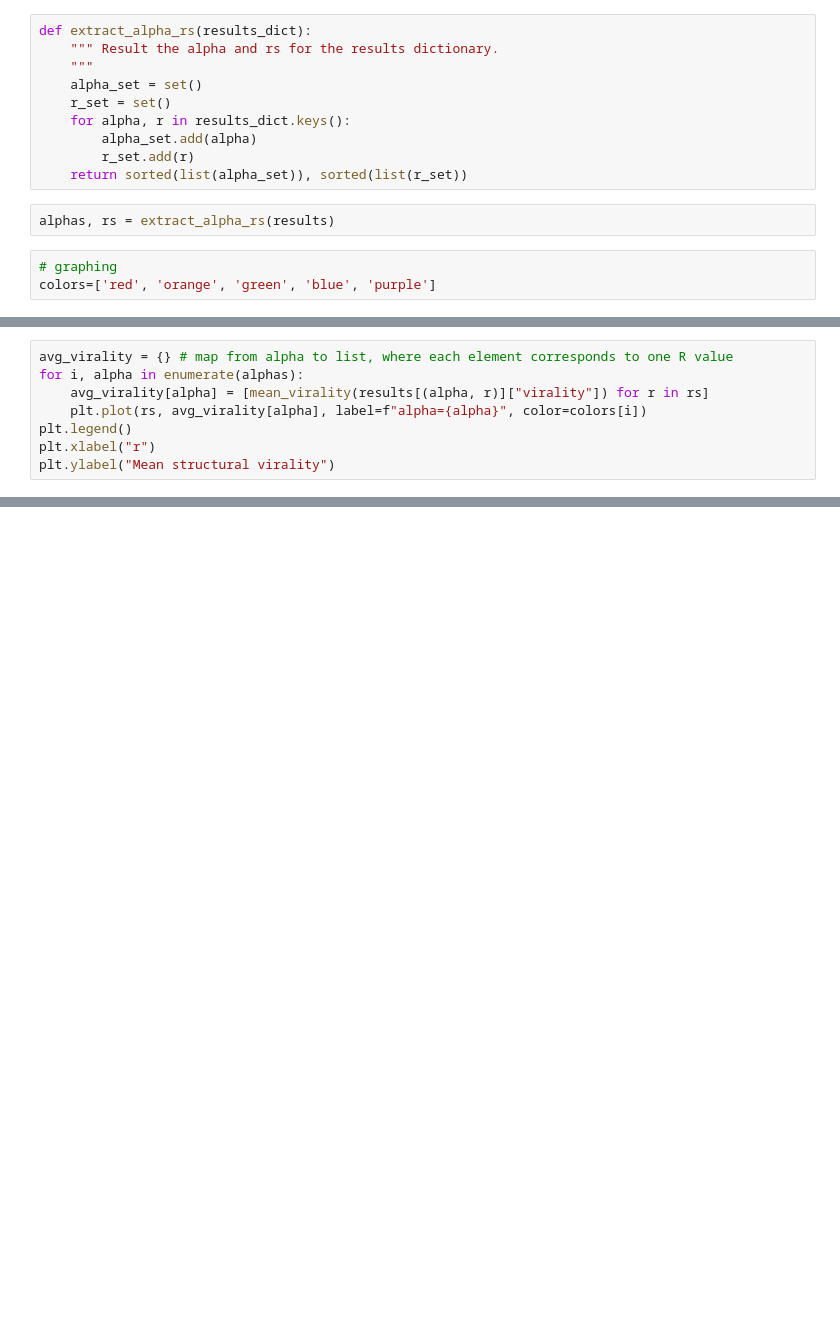
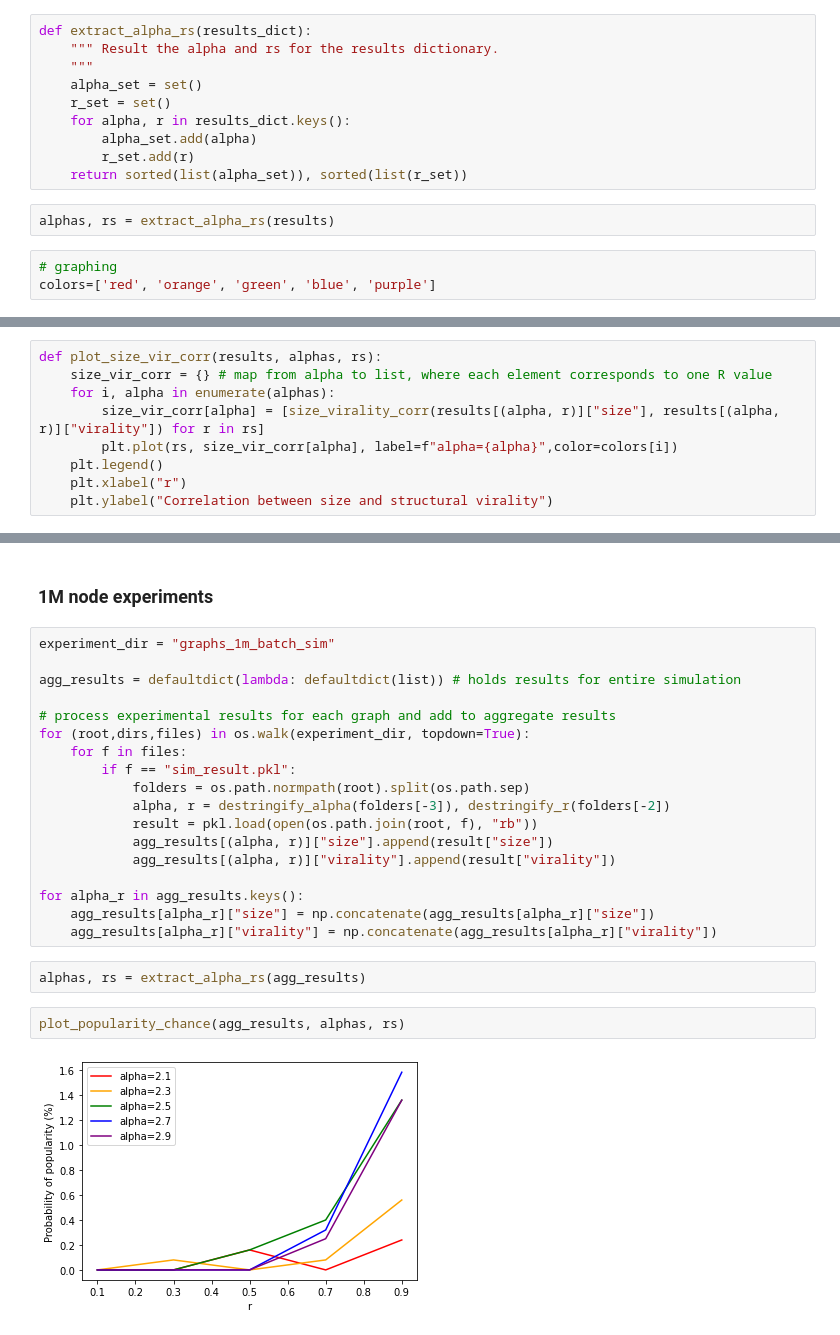
Before and after one commit to sunnymatt/t-recs-experiments, a Jupyter notebook: structural_virality/structural_virality.ipynb, the cells around one changed output, grey strips where cells are left out. Cells and saved outputs as stored; diff of their text form; blank space fills up the shorter version.

```diff
--- a/structural_virality/structural_virality.ipynb
+++ b/structural_virality/structural_virality.ipynb
@@ -102,8 +132,9 @@ Text(0, 0.5, 'Probability of popularity (%)')
 # %%
-avg_virality = {} # map from alpha to list, where each element corresponds to one R value
-for i, alpha in enumerate(alphas):
-    avg_virality[alpha] = [mean_virality(results[(alpha, r)]["virality"]) for r in rs]
-    plt.plot(rs, avg_virality[alpha], label=f"alpha={alpha}", color=colors[i])
-plt.legend()
-plt.xlabel("r")
-plt.ylabel("Mean structural virality")
+def plot_size_vir_corr(results, alphas, rs):
+    size_vir_corr = {} # map from alpha to list, where each element corresponds to one R value
+    for i, alpha in enumerate(alphas):
+        size_vir_corr[alpha] = [size_virality_corr(results[(alpha, r)]["size"], results[(alpha, r)]["virality"]) for r in rs]
+        plt.plot(rs, size_vir_corr[alpha], label=f"alpha={alpha}",color=colors[i])
+    plt.legend()
+    plt.xlabel("r")
+    plt.ylabel("Correlation between size and structural virality")
@@ -123,0 +145,26 @@ Text(0, 0.5, 'Correlation between size and structural virality')
+# %% [markdown]
+### 1M node experiments
+# %%
+experiment_dir = "graphs_1m_batch_sim"
+
+agg_results = defaultdict(lambda: defaultdict(list)) # holds results for entire simulation
+
+# process experimental results for each graph and add to aggregate results
+for (root,dirs,files) in os.walk(experiment_dir, topdown=True):
+    for f in files:
+        if f == "sim_result.pkl":
+            folders = os.path.normpath(root).split(os.path.sep)
+            alpha, r = destringify_alpha(folders[-3]), destringify_r(folders[-2])
+            result = pkl.load(open(os.path.join(root, f), "rb"))
+            agg_results[(alpha, r)]["size"].append(result["size"])
+            agg_results[(alpha, r)]["virality"].append(result["virality"])
+
+for alpha_r in agg_results.keys():
+    agg_results[alpha_r]["size"] = np.concatenate(agg_results[alpha_r]["size"])
+    agg_results[alpha_r]["virality"] = np.concatenate(agg_results[alpha_r]["virality"])
+# %%
+alphas, rs = extract_alpha_rs(agg_results)
+# %%
+plot_popularity_chance(agg_results, alphas, rs)
+# %% [output]
+[figure, added]
```
Also changed, not shown: parts of 16 cells of this notebook, 2 other files.
